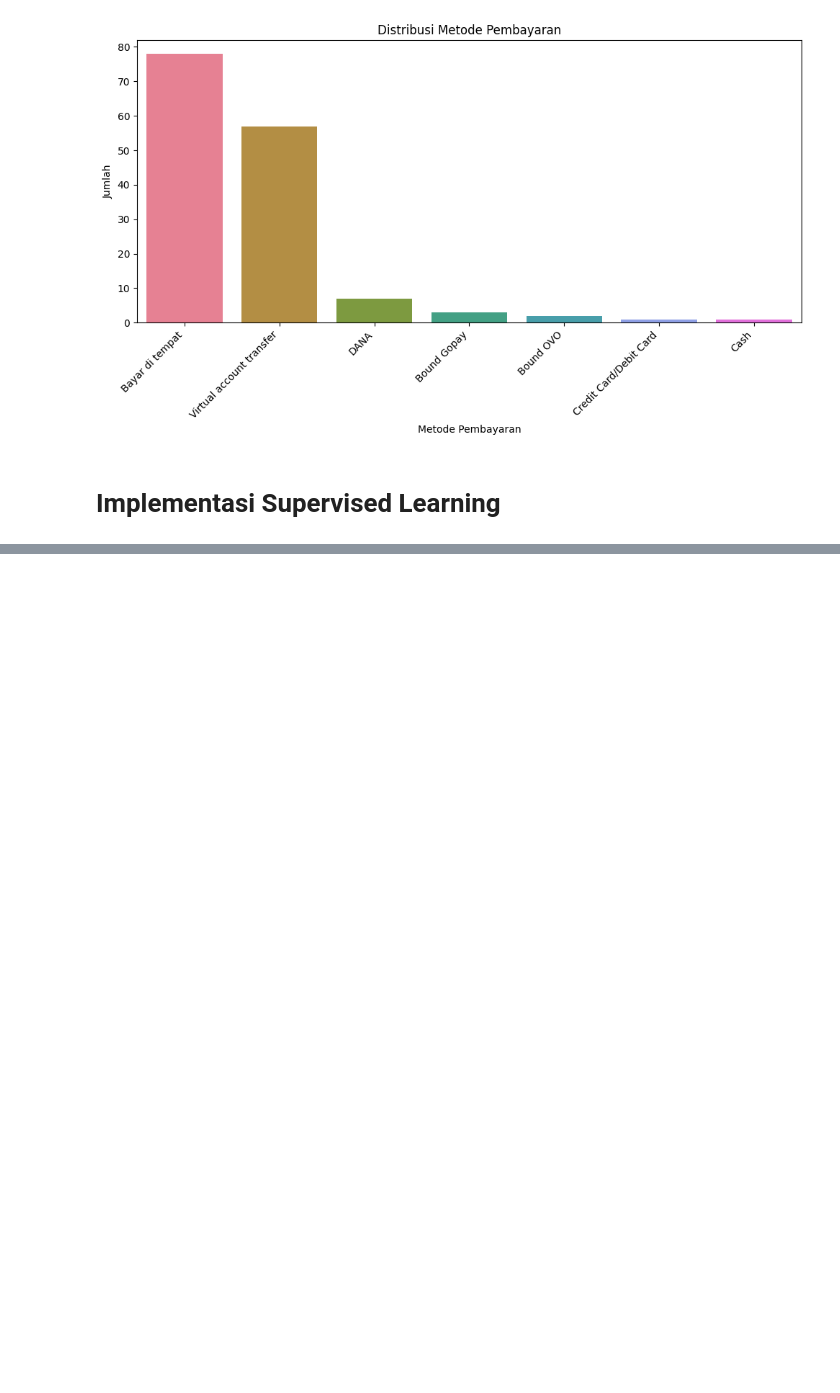
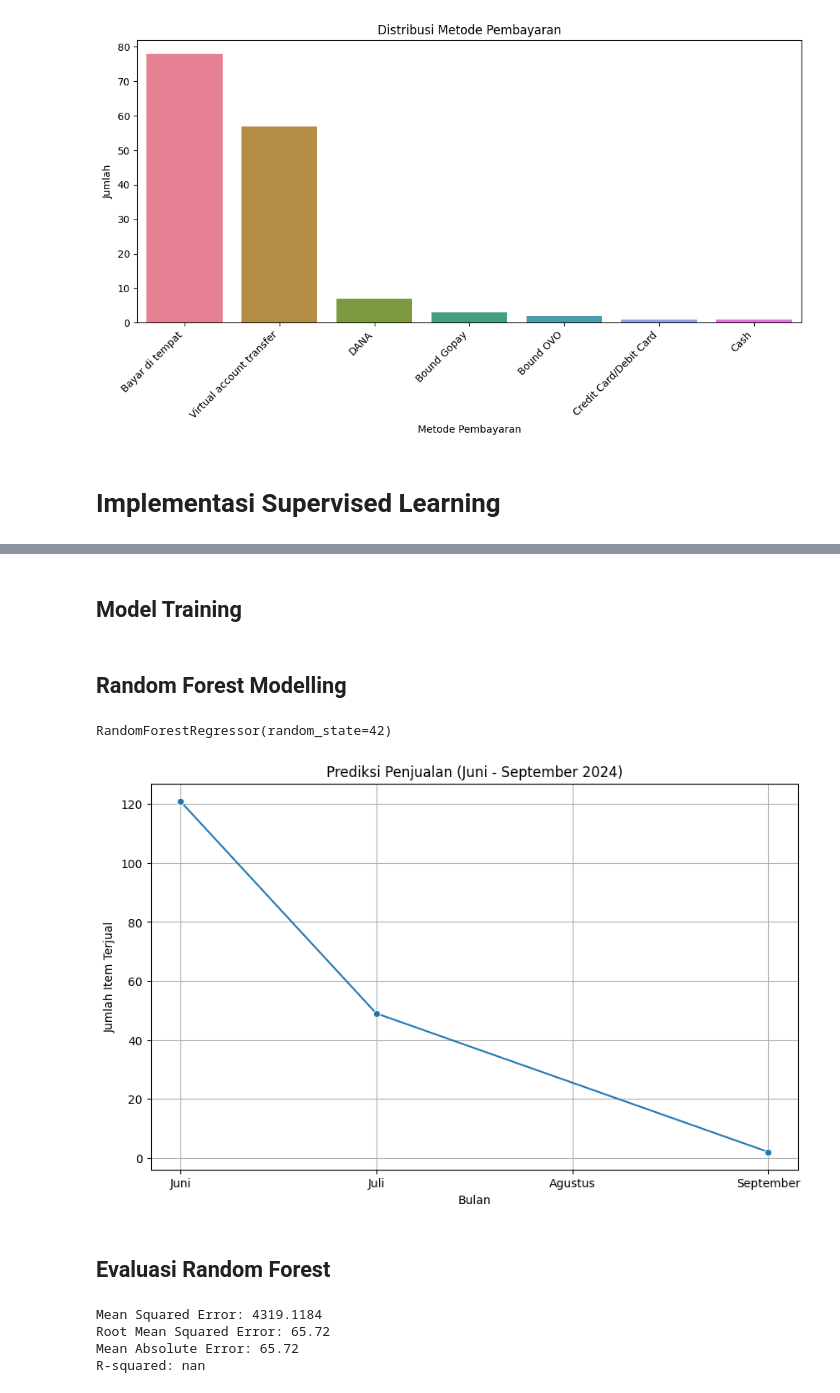
Before and after one commit to adityadarmawann/Analisis-Penjualan-Fashion-Tilang, a Jupyter notebook: Projek-KP.ipynb, the cells around one changed output, grey strips where cells are left out. Saved outputs shown, nothing was run; the diff lists cells and outputs as text; code cells hidden in the pictures; blank space fills up the shorter version.

```diff
--- a/Projek-KP.ipynb
+++ b/Projek-KP.ipynb
@@ -553,0 +403,9 @@ RandomForestClassifier()
+# %%
+# Membuat kolom baru untuk bulan
+df_cleaned['Bulan'] = df_cleaned['Created Time'].dt.month
+
+# Membuat kolom baru untuk tahun
+df_cleaned['Tahun'] = df_cleaned['Created Time'].dt.year
+
+# Mengelompokkan data berdasarkan bulan dan tahun, lalu menjumlahkan penjualan
+monthly_sales = df_cleaned.groupby(['Tahun', 'Bulan'])['Quantity'].sum().reset_index()
@@ -553,0 +423,67 @@ RandomForestClassifier()
+# %% [markdown]
+## Model Training
+# %%
+# Memisahkan fitur (X) dan target (y)
+X = monthly_sales[['Tahun', 'Bulan']]
+y = monthly_sales['Quantity']
+
+# Split data menjadi data latih dan data uji
+X_train, X_test, y_train, y_test = train_test_split(X, y, test_size=0.2, random_state=42)
+# %% [markdown]
+## Random Forest Modelling
+# %%
+# Membuat model Random Forest
+model = RandomForestRegressor(n_estimators=100, random_state=42)
+
+# Melatih model
+model.fit(X_train, y_train)
+# %% [output]
+RandomForestRegressor(random_state=42)
+# %%
+# Membuat data untuk prediksi (Agustus dan September 2024)
+new_data = pd.DataFrame({
+    'Tahun': [2024, 2024],
+    'Bulan': [8, 9]
+})
+
+# Melakukan prediksi
+predictions = model.predict(new_data)
+
+# Menggabungkan data asli dan prediksi
+all_data = pd.concat([monthly_sales, new_data], ignore_index=True)
+all_data['Quantity'] = all_data['Quantity'].fillna(pd.Series(predictions))
+
+# Plot grafik lineplot
+plt.figure(figsize=(10, 6))
+sns.lineplot(x='Bulan', y='Quantity', data=all_data, marker='o')
+plt.xlabel('Bulan')
+plt.ylabel('Jumlah Item Terjual')
+plt.title('Prediksi Penjualan (Juni - September 2024)')
+plt.xticks(range(6, 10), ['Juni', 'Juli', 'Agustus', 'September'])
+plt.grid(True)
+plt.show()
+# %% [output]
+[figure, added]
+# %% [markdown]
+## Evaluasi Random Forest
+# %%
+# 1. Mean Squared Error (MSE)
+mse = mean_squared_error(y_test, model.predict(X_test))
+print('Mean Squared Error:', mse)
+
+# 2. Root Mean Squared Error (RMSE)
+rmse = mean_squared_error(y_test, model.predict(X_test), squared=False)
+print('Root Mean Squared Error:', rmse)
+
+# 3. Mean Absolute Error (MAE)
+mae = mean_absolute_error(y_test, model.predict(X_test))
+print('Mean Absolute Error:', mae)
+
+# 4. R-squared
+r2 = r2_score(y_test, model.predict(X_test))
+print('R-squared:', r2)
+# %% [output]
+Mean Squared Error: 4319.1184
+Root Mean Squared Error: 65.72
+Mean Absolute Error: 65.72
+R-squared: nan
```
Also changed, not shown: parts of 35 cells of this notebook.
